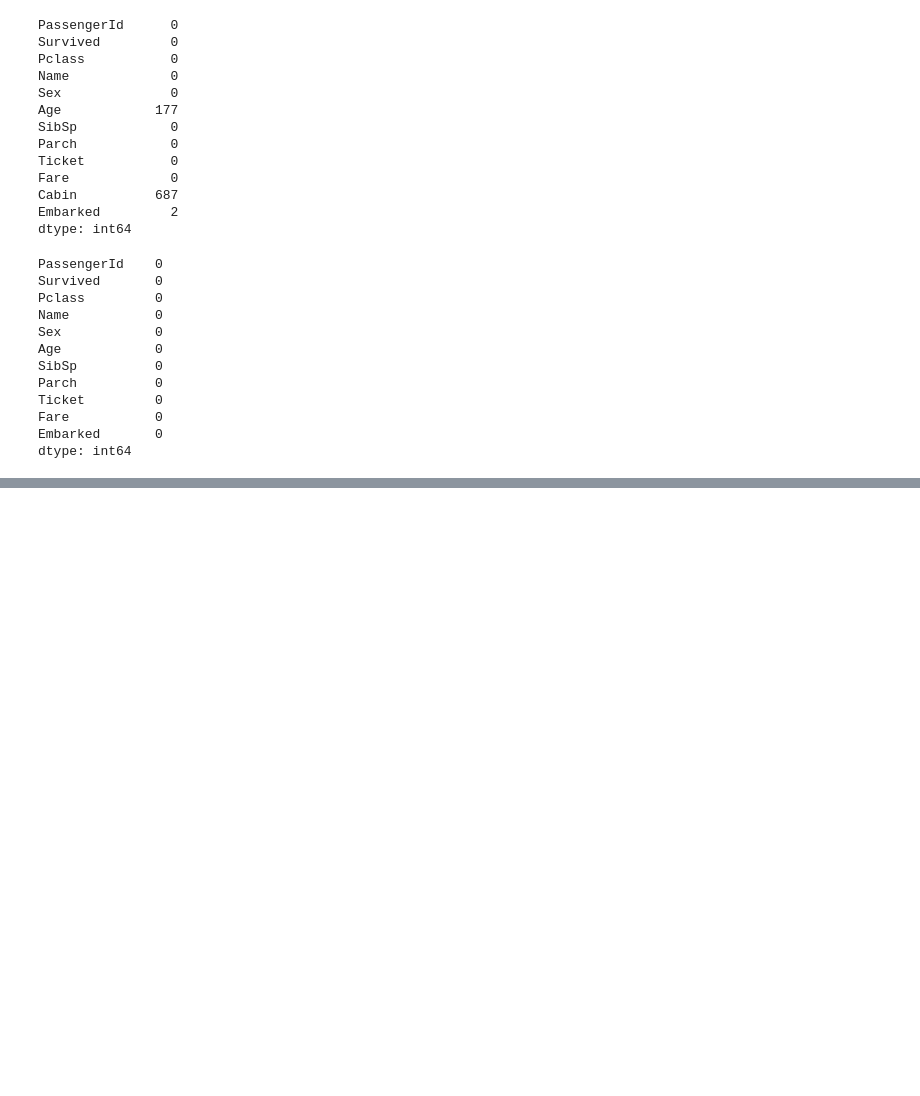
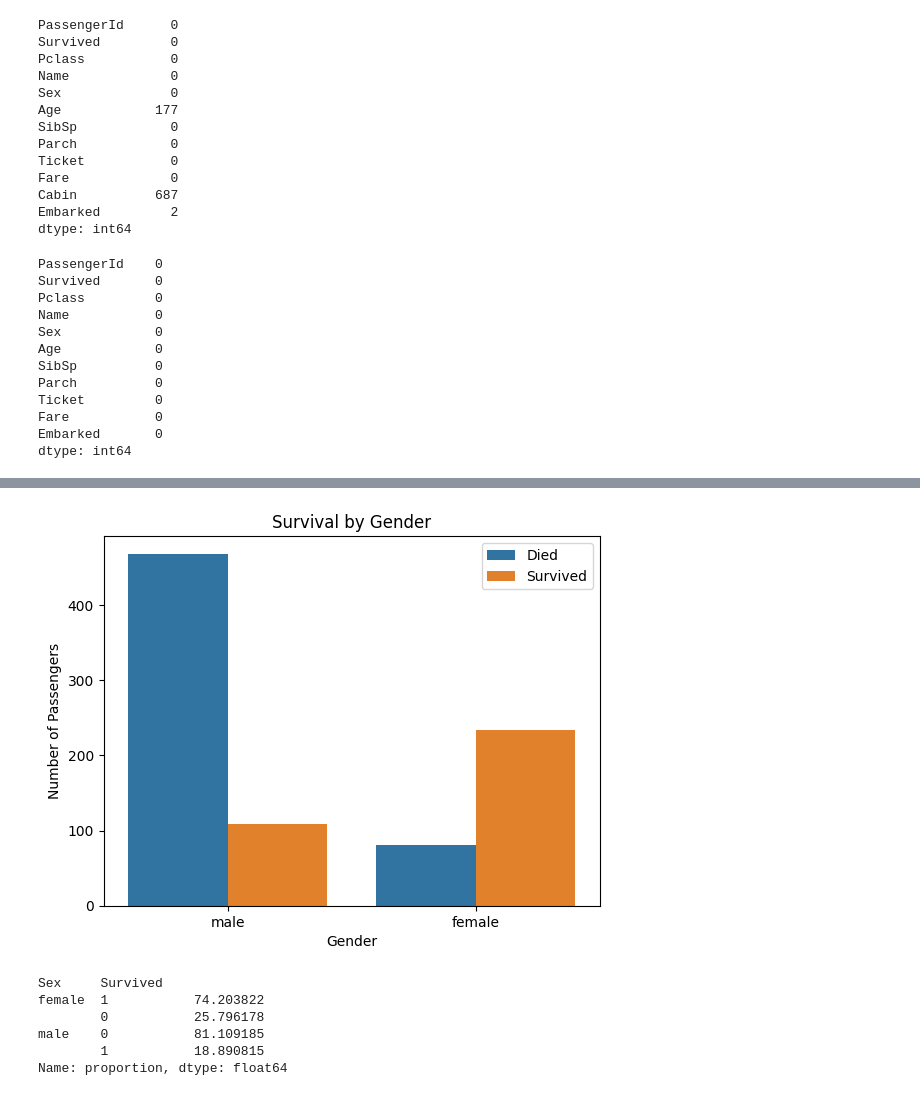
Before and after one commit to Akshitakasturia08/titanic-eda, a Jupyter notebook: titanic_analysis.ipynb, the cells around one changed output, grey strips where cells are left out. Cells and saved outputs as stored; diff of their text form; code cells hidden in the pictures; blank space fills up the shorter version.

```diff
--- a/titanic_analysis.ipynb
+++ b/titanic_analysis.ipynb
@@ -79,0 +104,19 @@ dtype: int64
+# %%
+# survival rate by gender
+sns.countplot(x='Sex', hue='Survived', data=df)
+plt.title('Survival by Gender')
+plt.legend(['Died', 'Survived'])
+plt.xlabel('Gender')
+plt.ylabel('Number of Passengers')
+plt.show()
+# %% [output]
+[figure, added]
+# %%
+print(df.groupby('Sex')['Survived'].value_counts(normalize=True) * 100)
+# %% [output]
+Sex     Survived
+female  1           74.203822
+        0           25.796178
+male    0           81.109185
+        1           18.890815
+Name: proportion, dtype: float64
```
Also changed, not shown: parts of 6 cells of this notebook.
